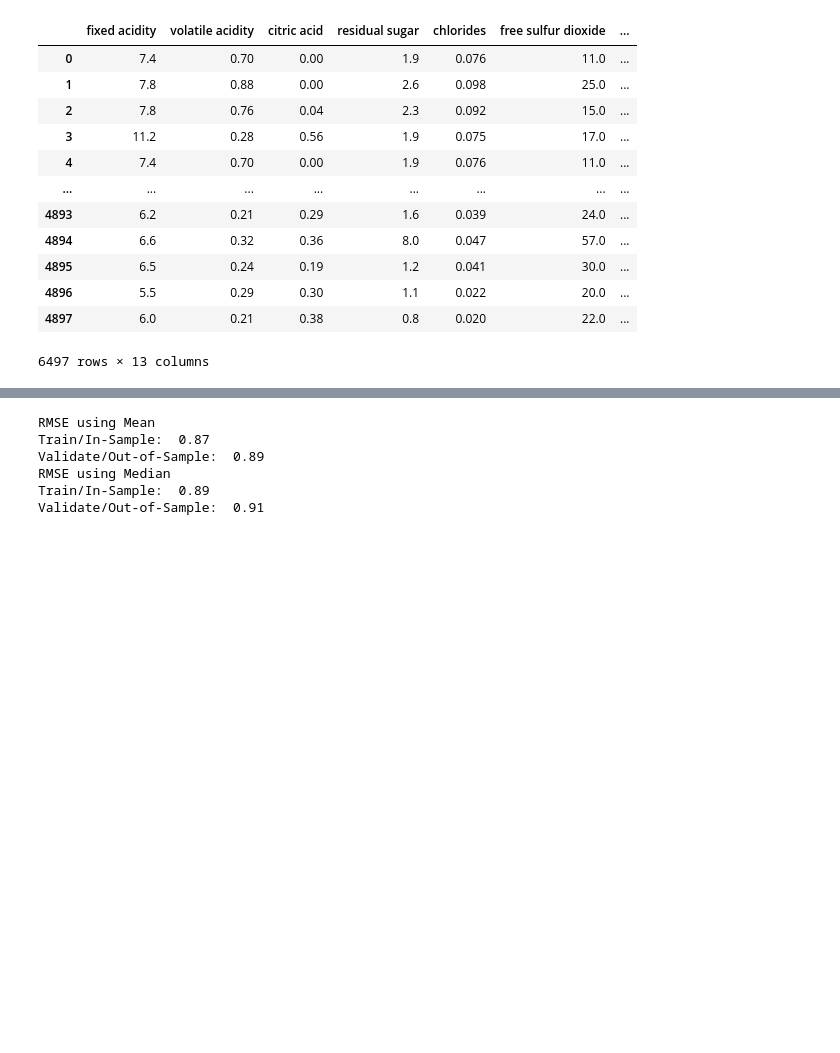
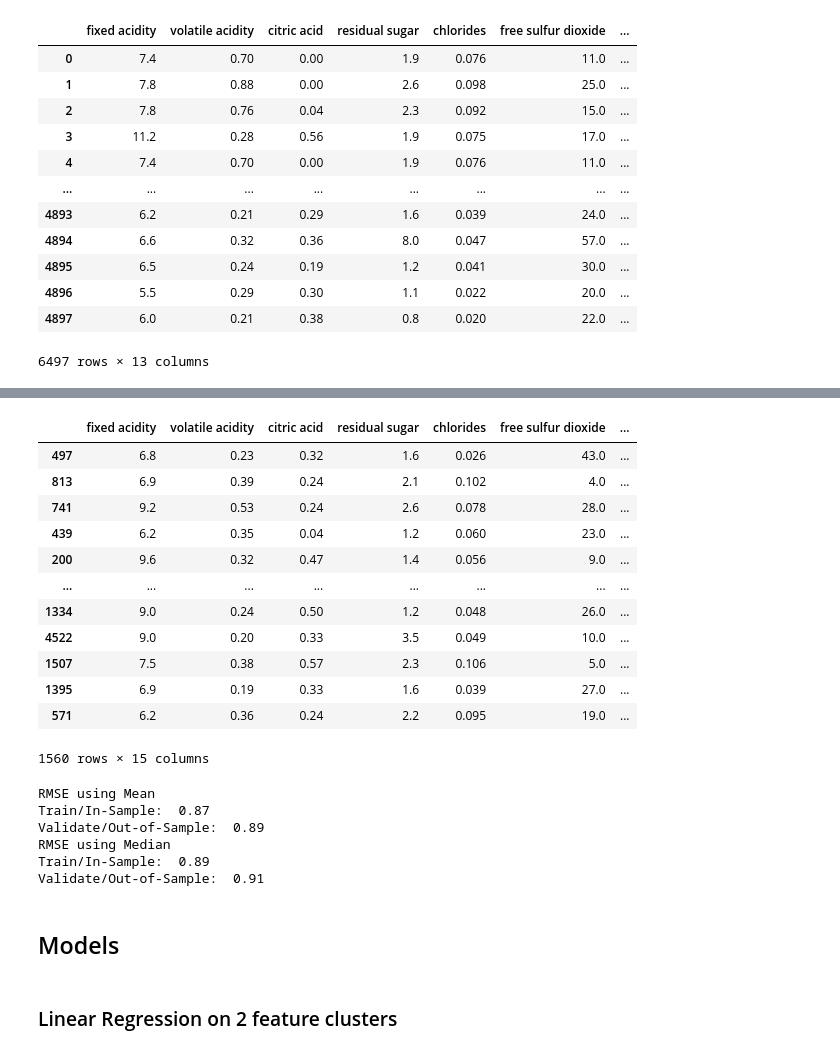
Before and after one commit to Villa-Pirovits/quality-uncorked, a Jupyter notebook: pirovits-work/model.ipynb, the cells around one changed output, grey strips where cells are left out. Saved outputs shown, nothing was run; the diff lists cells and outputs as text; code cells hidden in the pictures; blank space fills up the shorter version.

Commit message:
Model

```diff
--- a/pirovits-work/model.ipynb
+++ b/pirovits-work/model.ipynb
@@ -124,0 +65,10 @@ AttributeError: 'DataFrame' object has no attribute 'groubby'
+# %%
+X_train_2_features = X_train_scaled[['density', 'alcohol']]
+X_validate_2_features = X_validate_scaled[['density', 'alcohol']]
+
+
+kmeans2 = KMeans(n_clusters=4)
+kmeans2.fit(X_train_2_features)
+
+X_train['2_cluster'] = kmeans2.predict(X_train_2_features)
+X_validate['2_cluster'] = kmeans2.predict(X_validate_2_features)
@@ -224,0 +129,16 @@ X_train_cluster_3
+# %%
+feat_to_dummy = ['2_cluster', '3_cluster', '4_cluster']
+cluster_dummy_list = []
+
+
+for feat in feat_to_dummy:
+    # creating a dummy column for the current feature
+    df_dummies = pd.get_dummies(X_train[feat], drop_first=True)
+
+    # Concatenate the original DataFrame and the dummy variables DataFrame
+    df = pd.concat([X_train, df_dummies], axis=1)
+
+    # dropping the original feature
+    df.drop(columns=feat_to_dummy, inplace=True)
+
+    cluster_dummy_list.append(df)
@@ -225,2 +164,35 @@ X_train_cluster_3
+# %%
+feat_to_dummy = ['2_cluster', '3_cluster', '4_cluster']
+cluster_dummy_list = []
+
+
+for feat in feat_to_dummy:
+    # creating a dummy column for the current feature
+    df_dummies = pd.get_dummies(X_validate[feat], drop_first=True)
+
+    # Concatenate the original DataFrame and the dummy variables DataFrame
+    df = pd.concat([X_validate, df_dummies], axis=1)
+
+    # dropping the original feature
+    df.drop(columns=feat_to_dummy, inplace=True)
+
+    cluster_dummy_list.append(df)
+# %%
+X_validate_2, X_validate_3, X_validate_4 = cluster_dummy_list
+X_validate_2
+# %% [output]
+|  | fixed acidity | volatile acidity | citric acid | residual sugar | chlorides | free sulfur dioxide | ... |
+| 497 | 6.8 | 0.23 | 0.32 | 1.6 | 0.026 | 43.0 | ... |
+| 813 | 6.9 | 0.39 | 0.24 | 2.1 | 0.102 | 4.0 | ... |
+| 741 | 9.2 | 0.53 | 0.24 | 2.6 | 0.078 | 28.0 | ... |
+| 439 | 6.2 | 0.35 | 0.04 | 1.2 | 0.060 | 23.0 | ... |
+| 200 | 9.6 | 0.32 | 0.47 | 1.4 | 0.056 | 9.0 | ... |
+| ... | ... | ... | ... | ... | ... | ... | ... |
+| 1334 | 9.0 | 0.24 | 0.50 | 1.2 | 0.048 | 26.0 | ... |
+| 4522 | 9.0 | 0.20 | 0.33 | 3.5 | 0.049 | 10.0 | ... |
+| 1507 | 7.5 | 0.38 | 0.57 | 2.3 | 0.106 | 5.0 | ... |
+| 1395 | 6.9 | 0.19 | 0.33 | 1.6 | 0.039 | 27.0 | ... |
+| 571 | 6.2 | 0.36 | 0.24 | 2.2 | 0.095 | 19.0 | ... |
+1560 rows × 15 columns
 # %%
 # turn series into dataframes to append new columns with predicted values
@@ -258,3 +230,7 @@ Validate/Out-of-Sample:  0.89
 RMSE using Median
 Train/In-Sample:  0.89
 Validate/Out-of-Sample:  0.91
+# %% [markdown]
+## Models
+# %% [markdown]
+### Linear Regression on 2 feature clusters
```
Also changed, not shown: parts of 46 cells of this notebook.
